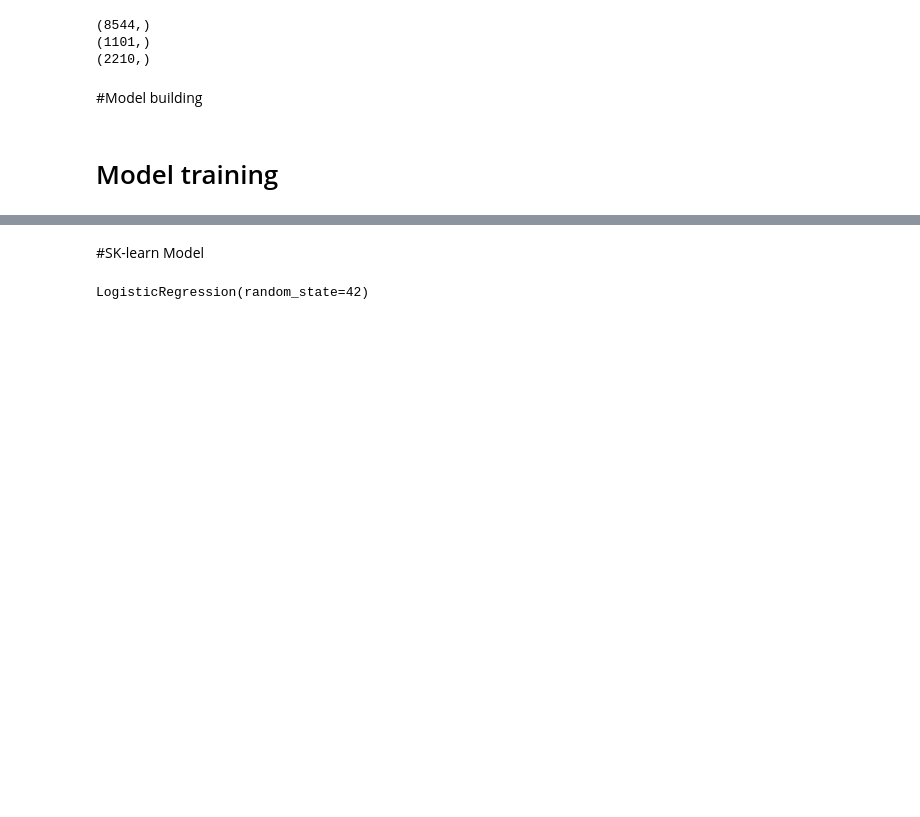
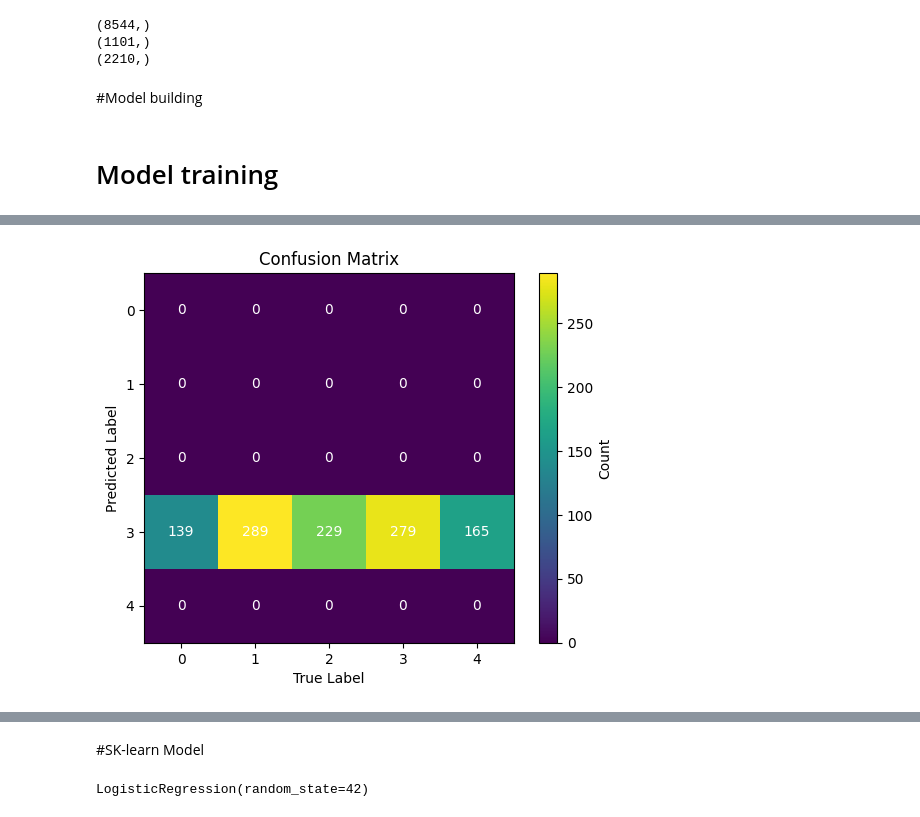
Before and after one commit to Mohamedragih1/Stanford-Sentiment-Treebank-SST-Text-Classification, a Jupyter notebook: Logistic_Regression.ipynb, the cells around one changed output, grey strips where cells are left out. Saved outputs shown, nothing was run; the diff lists cells and outputs as text; code cells hidden in the pictures; blank space fills up the shorter version.

Commit message:
feature mapping fixed but it confusion matrix is bad

```diff
--- a/Logistic_Regression.ipynb
+++ b/Logistic_Regression.ipynb
@@ -95,11 +110,10 @@ print(test_features.shape)
 (8544, 87249)
 (1101, 87249)
 (2210, 87249)
-# %%
-# Extracting labels
-train_labels = np.array([mapClasses(example['label']) for example in train_data])
-val_labels = np.array([mapClasses(example['label']) for example in val_data])
-test_labels = np.array([mapClasses(example['label']) for example in test_data])
+# %%
+train_labels = np.array(train_labels)
+val_labels = np.array(val_labels)
+test_labels = np.array(test_labels)
 # %%
 print(train_labels.shape)
 print(val_labels.shape)
@@ -164,6 +178,29 @@ class LogisticRegression:
 # %%
 model = LogisticRegression(learning_rate=0.01, num_epochs=100, batch_size = 32)
 model.fit(train_features, train_labels)
+# %%
+def confusionMatrix(true_labels, predicted_labels):
+    confusion_matrix = np.zeros((5, 5))
+    confusion_matrix = np.array(confusion_matrix,dtype = np.int16)
+    for i in range(len(true_labels)):
+        true_label = true_labels[i]
+        predicted_label = predicted_labels[i]
+        confusion_matrix[predicted_label, true_label] += 1
+    return confusion_matrix
+# %%
+import matplotlib.pyplot as plt
+def plotMatrix(confusion_matrix):
+  plt.imshow(confusion_matrix, cmap='viridis')
+
+  for i in range(confusion_matrix.shape[0]):
+      for j in range(confusion_matrix.shape[1]):
+          plt.text(j, i, confusion_matrix[i, j], ha='center', va='center', color='white')
+
+  plt.colorbar(label='Count')
+  plt.xlabel('True Label')
+  plt.ylabel('Predicted Label')
+  plt.title('Confusion Matrix')
+  plt.show()
 # %%
 predictions = model.predict(val_features)
 predicted_labels = np.argmax(predictions, axis=1)
@@ -172,0 +210,5 @@ print(f" Accuracy : {accuracy_score(val_labels, predicted_labels)*100}")
+# %%
+confusion_matrix = confusionMatrix(val_labels, predicted_labels)
+plotMatrix(confusion_matrix)
+# %% [output]
+[figure, added]
```
Also changed, not shown: parts of 24 cells of this notebook.
